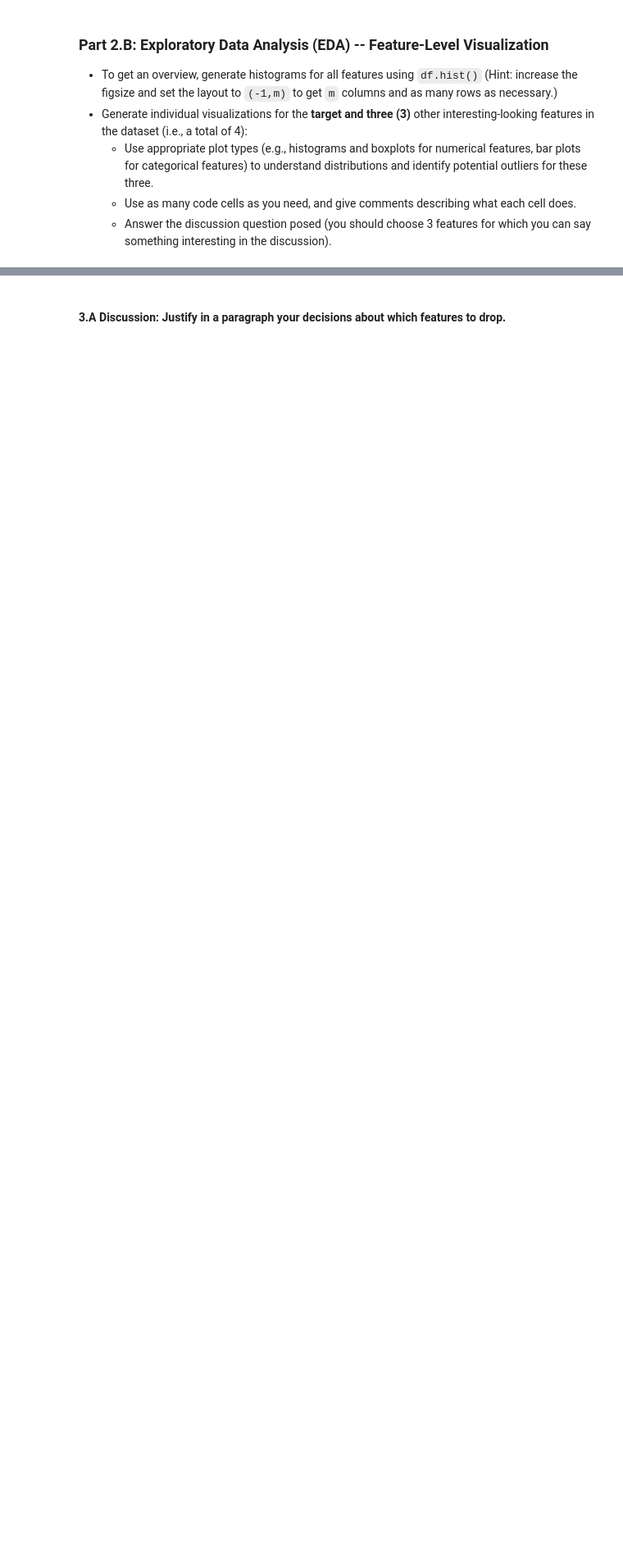
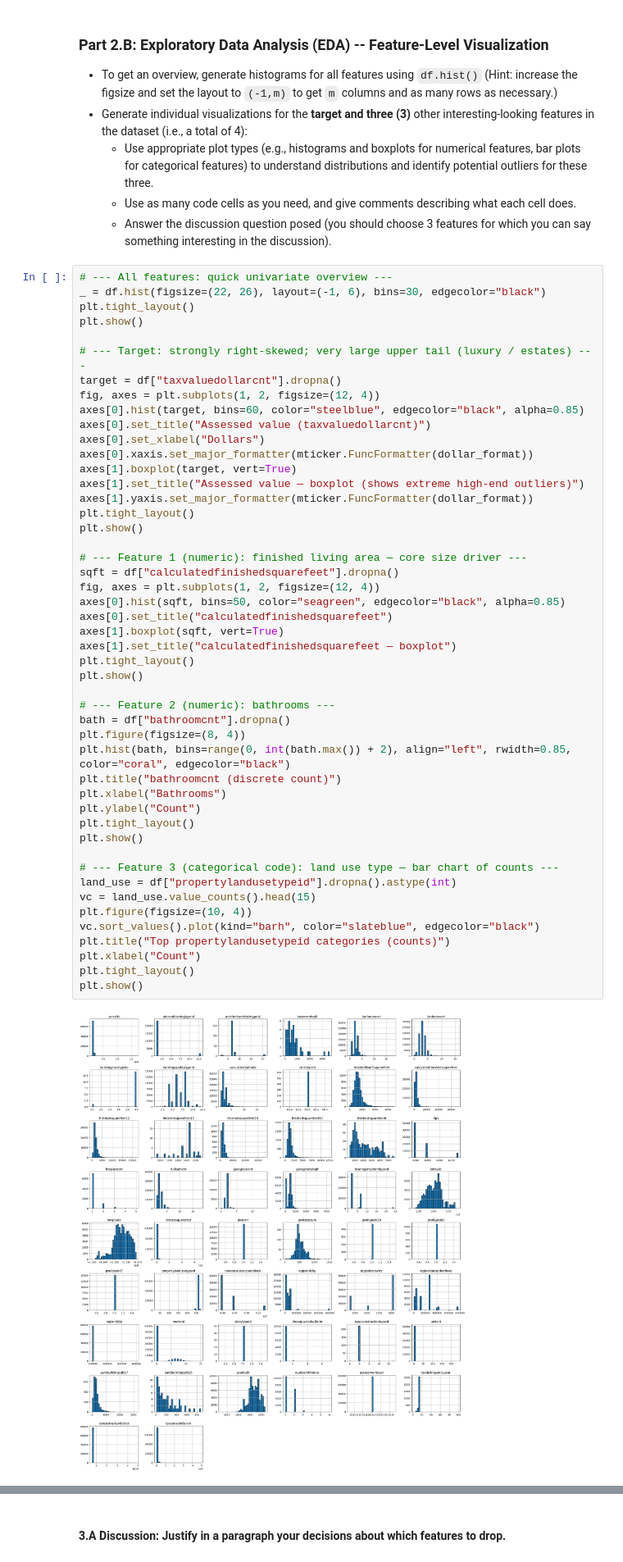
Before and after one commit to alyssatntran/dx603-final-project-group-38, a Jupyter notebook: Milestone_01.ipynb, the cells around one changed output, grey strips where cells are left out. Shown at 82% size. Drawn from its saved outputs; the diff is of its cells as text; blank space fills up the shorter version.

```diff
--- a/Milestone_01.ipynb
+++ b/Milestone_01.ipynb
@@ -231,3 +246,53 @@ memory usage: 32.6+ MB
     - Use appropriate plot types (e.g., histograms and boxplots for numerical features, bar plots for categorical features) to understand distributions and identify potential outliers for these three.
     - Use as many code cells as you need, and give comments describing what each cell does.
     - Answer the discussion question posed (you should choose 3 features for which you can say something interesting in the discussion).
+# %%
+# --- All features: quick univariate overview ---
+_ = df.hist(figsize=(22, 26), layout=(-1, 6), bins=30, edgecolor="black")
+plt.tight_layout()
+plt.show()
+
+# --- Target: strongly right-skewed; very large upper tail (luxury / estates) ---
+target = df["taxvaluedollarcnt"].dropna()
+fig, axes = plt.subplots(1, 2, figsize=(12, 4))
+axes[0].hist(target, bins=60, color="steelblue", edgecolor="black", alpha=0.85)
+axes[0].set_title("Assessed value (taxvaluedollarcnt)")
+axes[0].set_xlabel("Dollars")
+axes[0].xaxis.set_major_formatter(mticker.FuncFormatter(dollar_format))
+axes[1].boxplot(target, vert=True)
+axes[1].set_title("Assessed value — boxplot (shows extreme high-end outliers)")
+axes[1].yaxis.set_major_formatter(mticker.FuncFormatter(dollar_format))
+plt.tight_layout()
+plt.show()
+
+# --- Feature 1 (numeric): finished living area — core size driver ---
+sqft = df["calculatedfinishedsquarefeet"].dropna()
+fig, axes = plt.subplots(1, 2, figsize=(12, 4))
+axes[0].hist(sqft, bins=50, color="seagreen", edgecolor="black", alpha=0.85)
+axes[0].set_title("calculatedfinishedsquarefeet")
+axes[1].boxplot(sqft, vert=True)
+axes[1].set_title("calculatedfinishedsquarefeet — boxplot")
+plt.tight_layout()
+plt.show()
+
+# --- Feature 2 (numeric): bathrooms ---
+bath = df["bathroomcnt"].dropna()
+plt.figure(figsize=(8, 4))
+plt.hist(bath, bins=range(0, int(bath.max()) + 2), align="left", rwidth=0.85, color="coral", edgecolor="black")
+plt.title("bathroomcnt (discrete count)")
+plt.xlabel("Bathrooms")
+plt.ylabel("Count")
+plt.tight_layout()
+plt.show()
+
+# --- Feature 3 (categorical code): land use type — bar chart of counts ---
+land_use = df["propertylandusetypeid"].dropna().astype(int)
+vc = land_use.value_counts().head(15)
+plt.figure(figsize=(10, 4))
+vc.sort_values().plot(kind="barh", color="slateblue", edgecolor="black")
+plt.title("Top propertylandusetypeid categories (counts)")
+plt.xlabel("Count")
+plt.tight_layout()
+plt.show()
+# %% [output]
+[figure, added]
```
Also changed, not shown: parts of 5 cells of this notebook.
